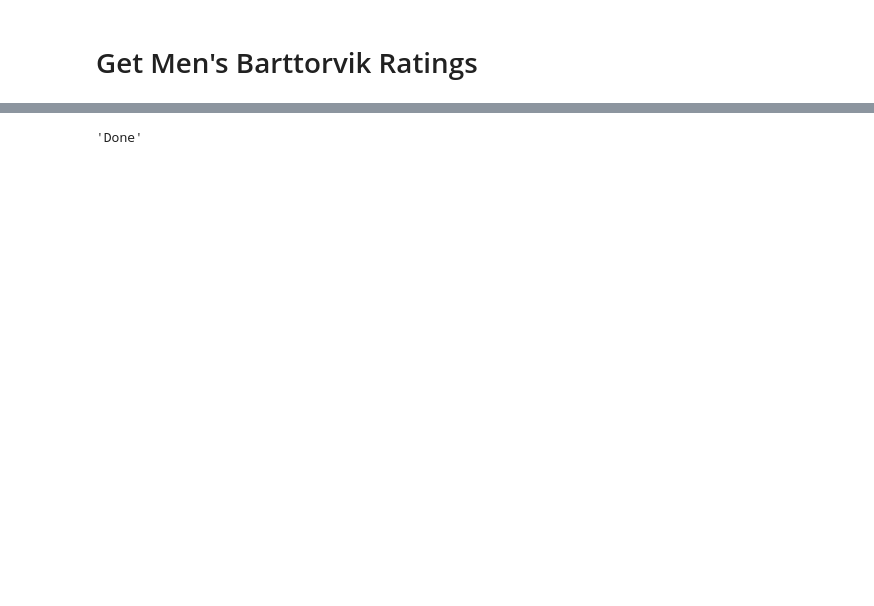
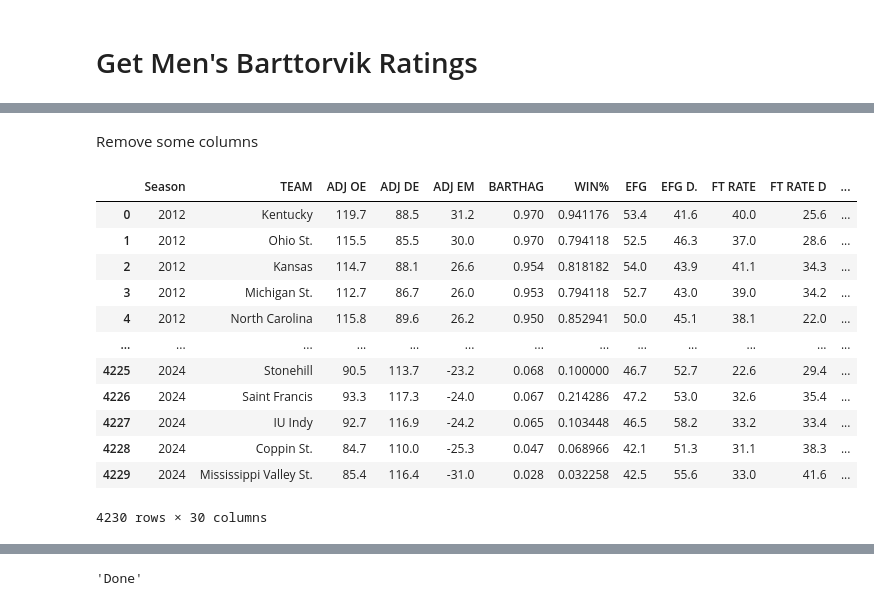
Before and after one commit to shughes1000/march-madness-2025, a Jupyter notebook: data_setup/mens_barttorvik_setup.ipynb, the cells around one changed output, grey strips where cells are left out. Drawn from its saved outputs; the diff is of its cells as text; code cells hidden in the pictures; blank space fills up the shorter version.

```diff
--- a/data_setup/mens_barttorvik_setup.ipynb
+++ b/data_setup/mens_barttorvik_setup.ipynb
@@ -150,3 +88,49 @@ df
+# %% [markdown]
+Remove some columns
+# %%
+df = df.loc[
+    : ,
+    ~(
+        (
+            df.columns.isin([
+                ' ',
+                'TEAM.1',
+                'RECORD',
+                'AVG HGT.',
+                'OP. FT%',
+                'PPP OFF.',
+                'PPP DEF.',
+                '2P %',
+                '2P % D',
+                '3P %',
+                '3P % D',
+                'PAKE',  # DO NOT USE PAKE OR PASE; they are calculated post tourney despite being in earlier data
+                'PASE',  # DO NOT USE PAKE OR PASE; they are calculated post tourney despite being in earlier data
+                'WINS',
+                'GAMES',
+            ])
+        ) |
+        (
+            df.columns.str.contains('UNNAMED')
+        )
+    )
+]
+
+df
+# %% [output]
+|  | Season | TEAM | ADJ OE | ADJ DE | ADJ EM | BARTHAG | WIN% | EFG | EFG D. | FT RATE | FT RATE D | ... |
+| 0 | 2012 | Kentucky | 119.7 | 88.5 | 31.2 | 0.970 | 0.941176 | 53.4 | 41.6 | 40.0 | 25.6 | ... |
+| 1 | 2012 | Ohio St. | 115.5 | 85.5 | 30.0 | 0.970 | 0.794118 | 52.5 | 46.3 | 37.0 | 28.6 | ... |
+| 2 | 2012 | Kansas | 114.7 | 88.1 | 26.6 | 0.954 | 0.818182 | 54.0 | 43.9 | 41.1 | 34.3 | ... |
+| 3 | 2012 | Michigan St. | 112.7 | 86.7 | 26.0 | 0.953 | 0.794118 | 52.7 | 43.0 | 39.0 | 34.2 | ... |
+| 4 | 2012 | North Carolina | 115.8 | 89.6 | 26.2 | 0.950 | 0.852941 | 50.0 | 45.1 | 38.1 | 22.0 | ... |
+| ... | ... | ... | ... | ... | ... | ... | ... | ... | ... | ... | ... | ... |
+| 4225 | 2024 | Stonehill | 90.5 | 113.7 | -23.2 | 0.068 | 0.100000 | 46.7 | 52.7 | 22.6 | 29.4 | ... |
+| 4226 | 2024 | Saint Francis | 93.3 | 117.3 | -24.0 | 0.067 | 0.214286 | 47.2 | 53.0 | 32.6 | 35.4 | ... |
+| 4227 | 2024 | IU Indy | 92.7 | 116.9 | -24.2 | 0.065 | 0.103448 | 46.5 | 58.2 | 33.2 | 33.4 | ... |
+| 4228 | 2024 | Coppin St. | 84.7 | 110.0 | -25.3 | 0.047 | 0.068966 | 42.1 | 51.3 | 31.1 | 38.3 | ... |
+| 4229 | 2024 | Mississippi Valley St. | 85.4 | 116.4 | -31.0 | 0.028 | 0.032258 | 42.5 | 55.6 | 33.0 | 41.6 | ... |
+4230 rows × 30 columns
 # %%
 df.info()
 # %% [output]
```
Also changed, not shown: parts of 11 cells of this notebook.
